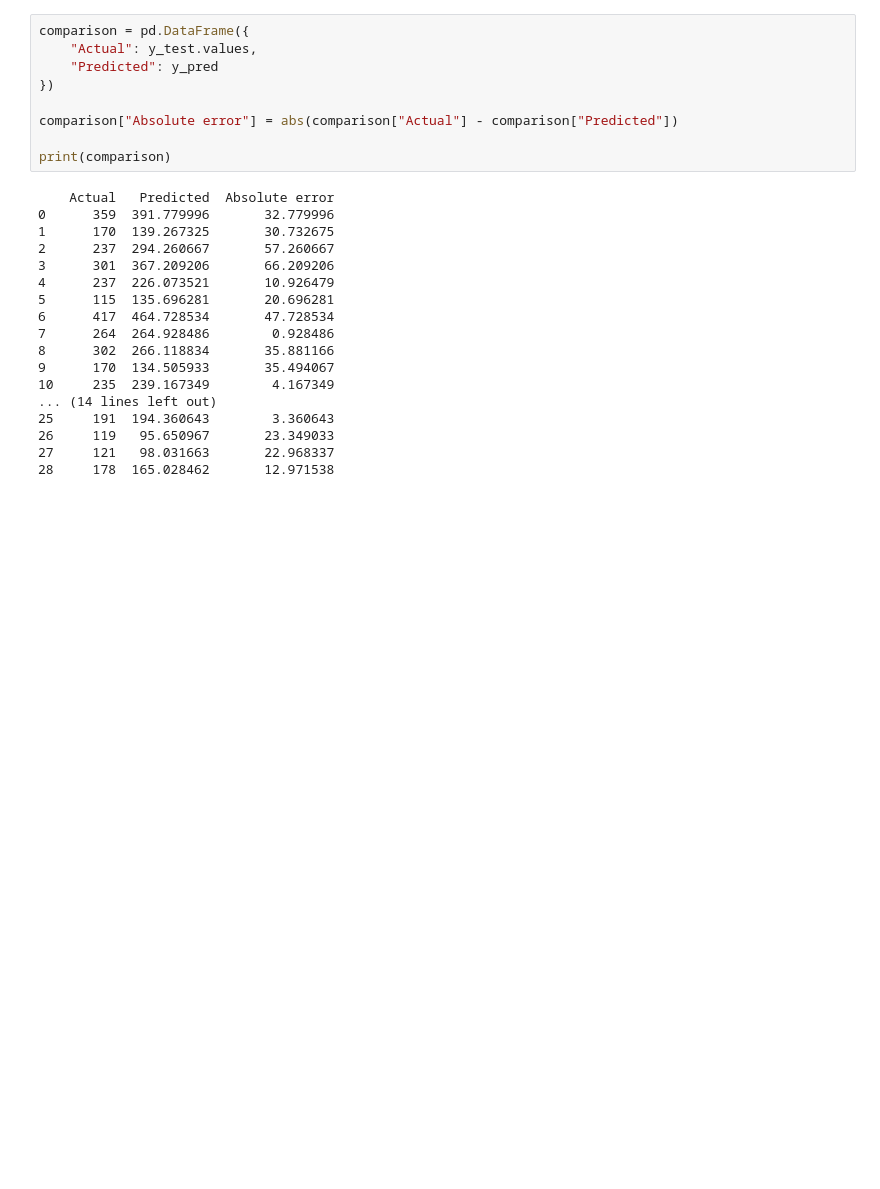
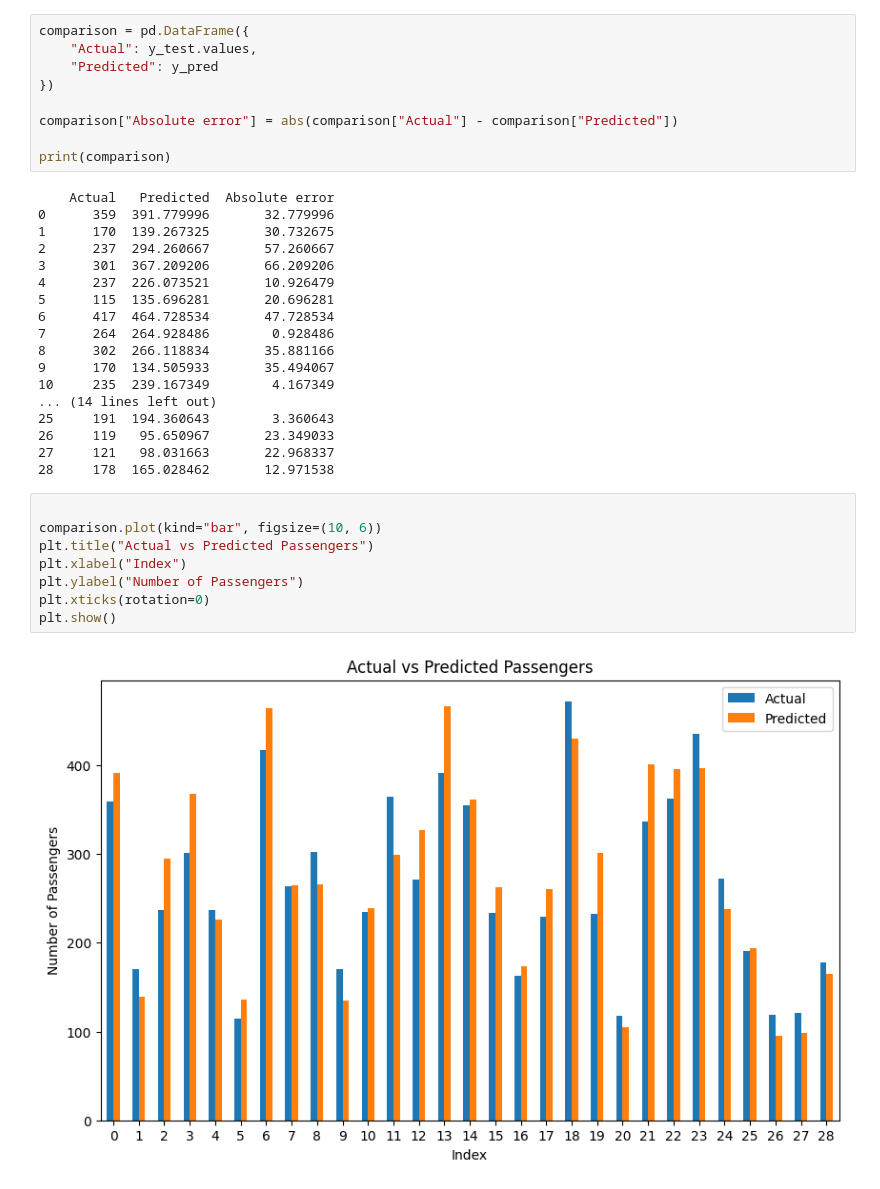
Before and after one commit to amritanshu1968-wq/data-implementation, a Jupyter notebook: Implement flight data.ipynb, the cells around one changed output. Drawn from its saved outputs; the diff is of its cells as text; blank space fills up the shorter version.

```diff
--- a/Implement flight data.ipynb
+++ b/Implement flight data.ipynb
@@ -179,3 +179,13 @@ print(comparison)
 26     119   95.650967       23.349033
 27     121   98.031663       22.968337
 28     178  165.028462       12.971538
+# %%
+
+comparison.plot(kind="bar", figsize=(10, 6))
+plt.title("Actual vs Predicted Passengers")
+plt.xlabel("Index")
+plt.ylabel("Number of Passengers")
+plt.xticks(rotation=0)
+plt.show()
+# %% [output]
+[figure, added]
```
Also changed, not shown: 2 other files.
